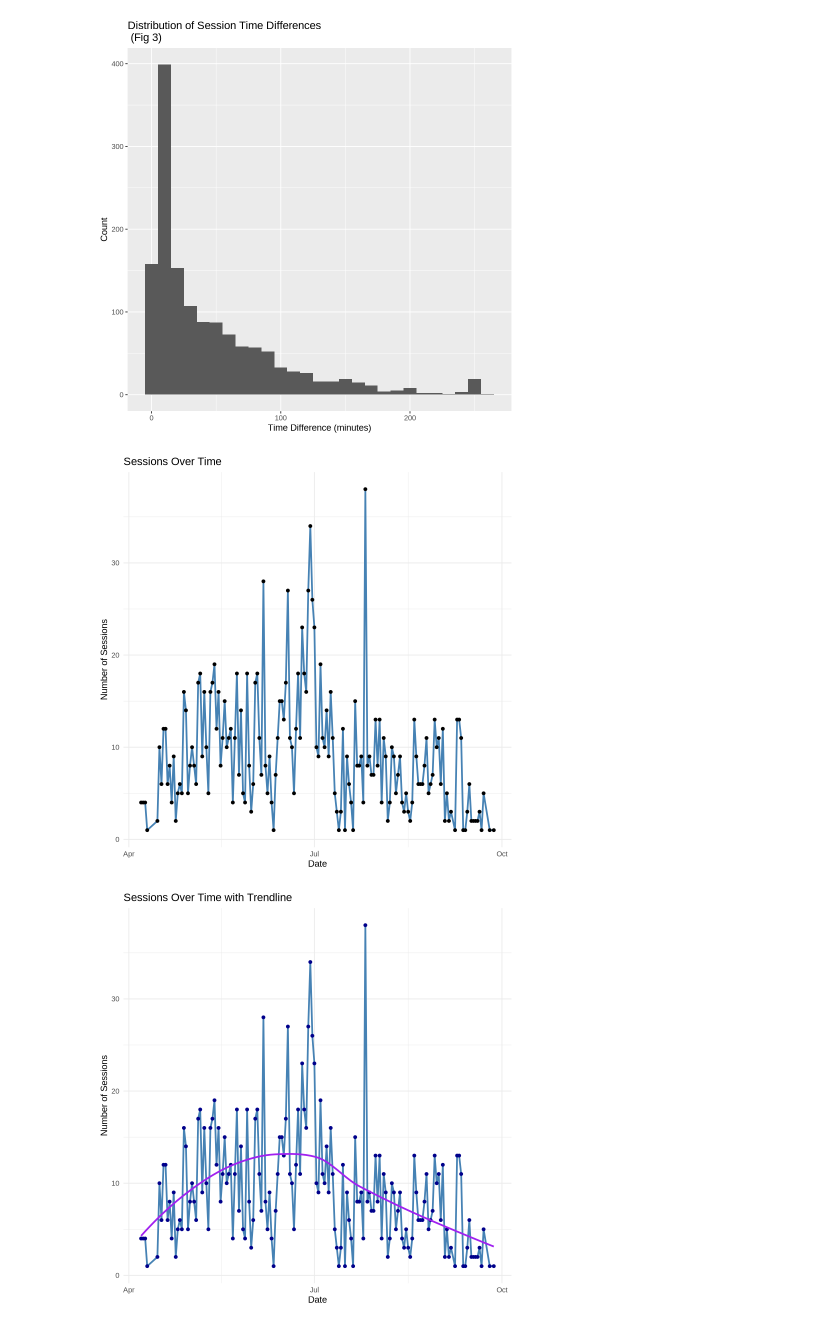
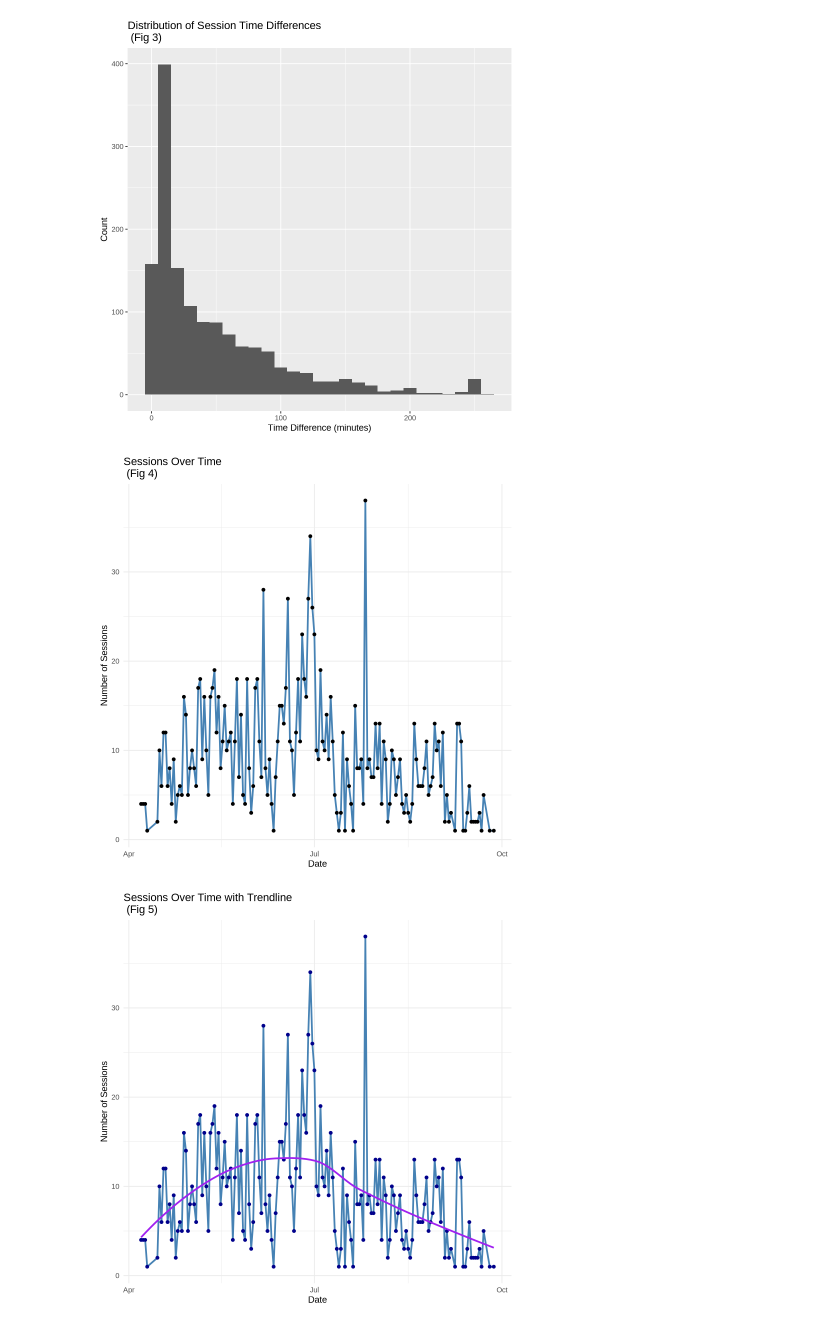
Before and after one commit to Bumblet3a/DSCi-Final, a Jupyter notebook: Project group.ipynb, the cells around one changed output. Cells and saved outputs as stored; diff of their text form; code cells hidden in the pictures.

```diff
--- a/Project group.ipynb
+++ b/Project group.ipynb
@@ -319,37 +333,37 @@ sessions_over_time <- sessions_data |>
     date = as.Date(start)
   ) |>
   group_by(date) |>
   summarise(session_count = n()) |>
   arrange(date)
 
 #Mariam: sessions over time to help show peak months of game play
 #We can say how theres more sessions around summer months with dips around autumn
 #we can tie that in with ages and say being out of school during summer break can cause an increase in play time
 ggplot(sessions_over_time, aes(x = date, y = session_count)) +
   geom_line(color = "steelblue", linewidth = 1) +
   geom_point(color = "black", size = 1.5) +
   labs(
-    title = "Sessions Over Time",
+    title = "Sessions Over Time \n (Fig 4)",
     x = "Date",
     y = "Number of Sessions"
   ) +
   theme_minimal()
 
  # adding a smoothing trendline to maybe make it more clear maybe?
 
 ggplot(sessions_over_time, aes(x = date, y = session_count)) +
   geom_line(color = "steelblue", linewidth = 1) +
   geom_point(color = "darkblue", size = 1.5) +
   geom_smooth(method = "loess", formula = y ~ x, se = FALSE, color = "purple", linewidth = 1) +
   labs(
-    title = "Sessions Over Time with Trendline",
+    title = "Sessions Over Time with Trendline \n (Fig 5)",
     x = "Date",
     y = "Number of Sessions"
   ) +
   theme_minimal()
 # %% [output]
-[figure, old version]
+[figure, new version]
-[figure, old version]
+[figure, new version]
 # %%
 sessions_time_diff |>
   filter(time_diff > 0, time_diff < 300) |>
```
Also changed, not shown: parts of 15 cells of this notebook.
